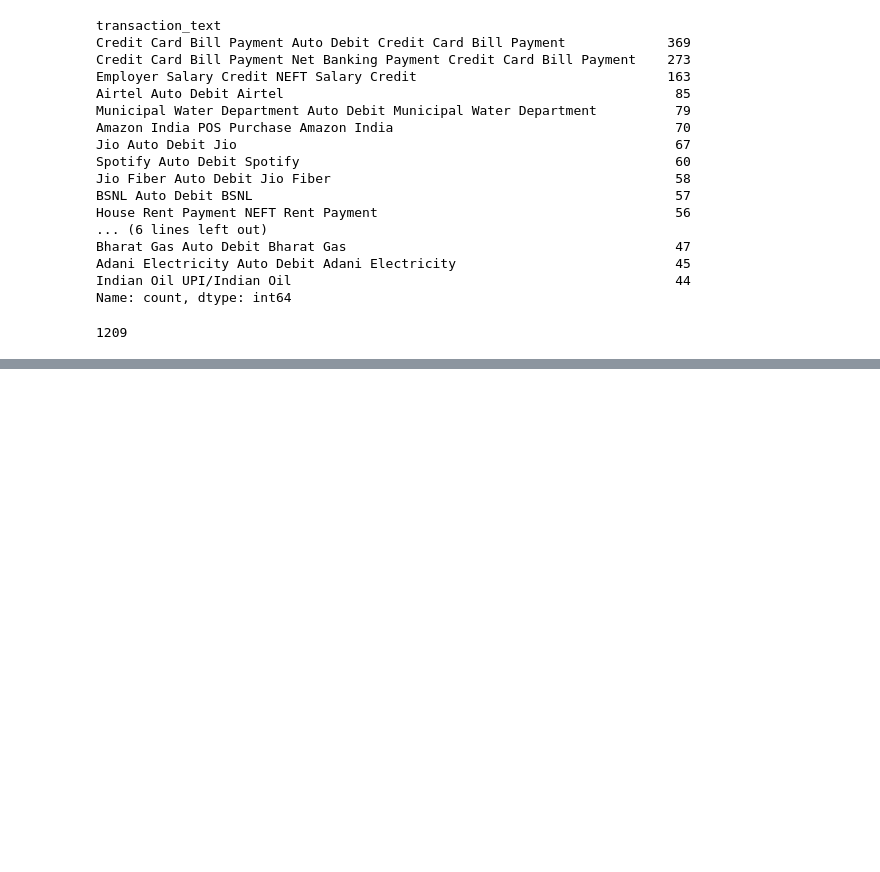
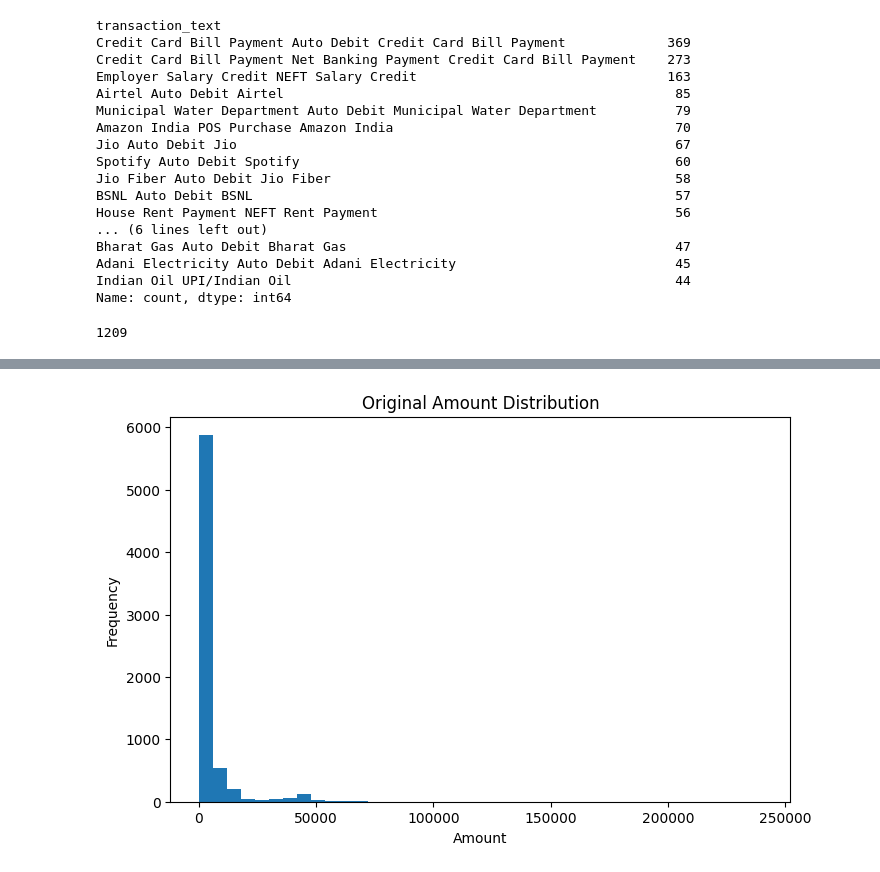
Before and after one commit to SatheMonika04/AI-Financial-Wellness-Coach, a Jupyter notebook: Feature_Engineering/feature_engineering_m.ipynb, the cells around one changed output, grey strips where cells are left out. Drawn from its saved outputs; the diff is of its cells as text; code cells hidden in the pictures; blank space fills up the shorter version.

```diff
--- a/Feature_Engineering/feature_engineering_m.ipynb
+++ b/Feature_Engineering/feature_engineering_m.ipynb
@@ -548,0 +595,9 @@ df["transaction_text"].nunique()
+# %%
+plt.figure(figsize=(8,5))
+plt.hist(df["amount"], bins=40)
+plt.title("Original Amount Distribution")
+plt.xlabel("Amount")
+plt.ylabel("Frequency")
+plt.show()
+# %% [output]
+[figure, added]
```
Also changed, not shown: parts of 16 cells of this notebook, 1 other file.
